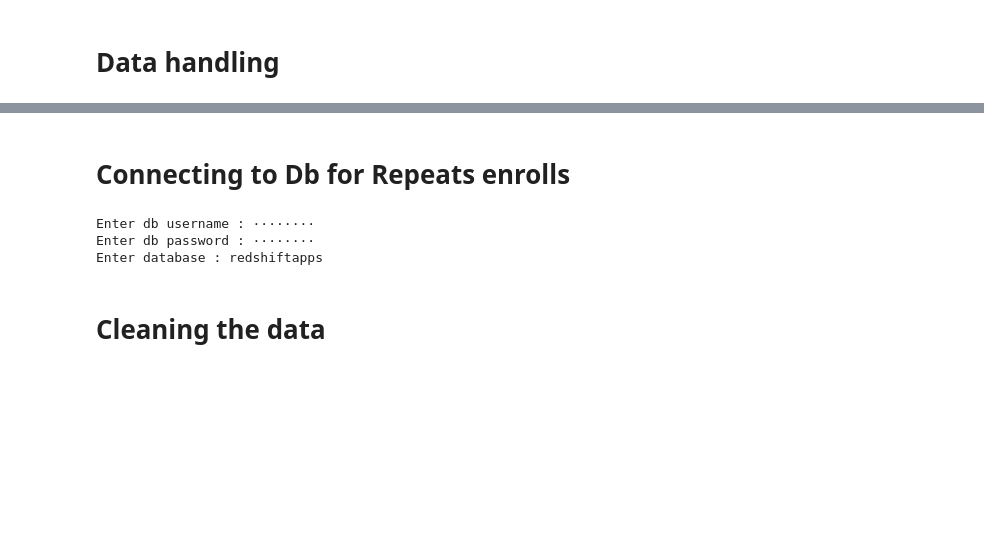
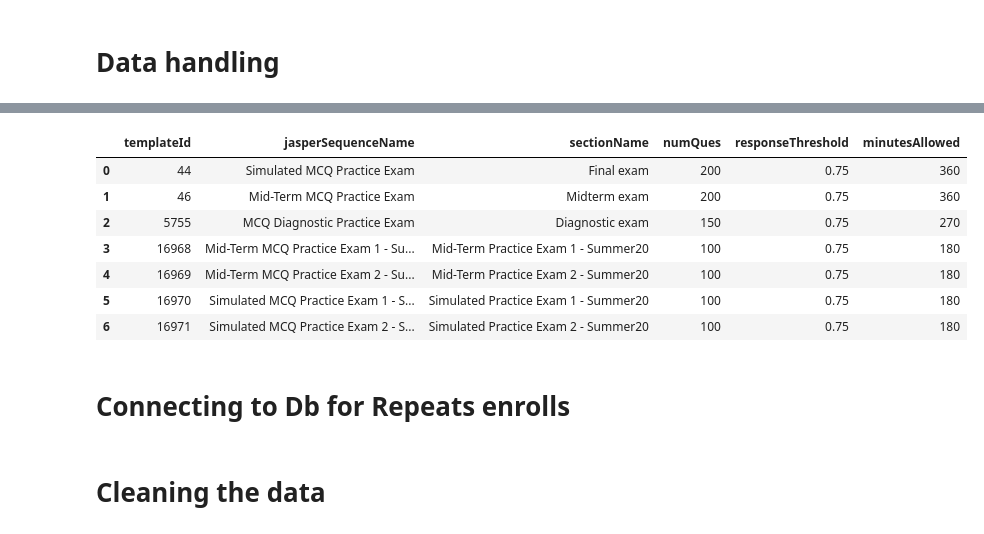
Before and after one commit to KaplanTestPrep/item_analysis_automation, a Jupyter notebook: data_cleaning/Python/Example.ipynb, the cells around one changed output, grey strips where cells are left out. Cells and saved outputs as stored; diff of their text form; code cells hidden in the pictures; blank space fills up the shorter version.

```diff
--- a/data_cleaning/Python/Example.ipynb
+++ b/data_cleaning/Python/Example.ipynb
@@ -242,7 +181,40 @@ test_map
+# %%
+test_map = pd.DataFrame()
+test_map['templateId'] = [44, 46, 5755, 16968, 16969, 16970, 16971]
+test_map['jasperSequenceName'] = ['Simulated MCQ Practice Exam',
+                                 'Mid-Term MCQ Practice Exam',
+                                 'MCQ Diagnostic Practice Exam',
+                                 'Mid-Term MCQ Practice Exam 1 - Summer20',
+                                 'Mid-Term MCQ Practice Exam 2 - Summer20',
+                                 'Simulated MCQ Practice Exam 1 - Summer20',
+                                 'Simulated MCQ Practice Exam 2 - Summer20']
+
+test_map['sectionName'] = ['Final exam', 'Midterm exam', 'Diagnostic exam',
+                          'Mid-Term Practice Exam 1 - Summer20', 'Mid-Term Practice Exam 2 - Summer20',
+                          'Simulated Practice Exam 1 - Summer20',
+                          'Simulated Practice Exam 2 - Summer20']
+
+test_map['numQues'] = [200, 200, 150, 100, 100, 100, 100]
+test_map['responseThreshold'] = 0.75
+test_map['minutesAllowed'] = [360, 360, 270, 180, 180, 180, 180]
+
+test_map
+# %% [output]
+|  | templateId | jasperSequenceName | sectionName | numQues | responseThreshold | minutesAllowed |
+| 0 | 44 | Simulated MCQ Practice Exam | Final exam | 200 | 0.75 | 360 |
+| 1 | 46 | Mid-Term MCQ Practice Exam | Midterm exam | 200 | 0.75 | 360 |
+| 2 | 5755 | MCQ Diagnostic Practice Exam | Diagnostic exam | 150 | 0.75 | 270 |
+| 3 | 16968 | Mid-Term MCQ Practice Exam 1 - Su... | Mid-Term Practice Exam 1 - Summer20 | 100 | 0.75 | 180 |
+| 4 | 16969 | Mid-Term MCQ Practice Exam 2 - Su... | Mid-Term Practice Exam 2 - Summer20 | 100 | 0.75 | 180 |
+| 5 | 16970 | Simulated MCQ Practice Exam 1 - S... | Simulated Practice Exam 1 - Summer20 | 100 | 0.75 | 180 |
+| 6 | 16971 | Simulated MCQ Practice Exam 2 - S... | Simulated Practice Exam 2 - Summer20 | 100 | 0.75 | 180 |
 # %% [markdown]
 # Connecting to Db for Repeats enrolls
 # %%
-engine = db_con()
+try:
+    engine
+except:
+    engine = db_con()
 
 query_frt = """select
     distinct ph.id kbsenrollmentid
@@ -279,7 +251,7 @@ from
     join bi_reporting.vw_product_detail prd on ph.product_id = prd.product_id
 where
     ph.initial_delta_k_txn_code in ('404', '405', '406');
-    --and ph.created_on >= '2020-01-01';
+    --and ph.created_on >= '2018-01-01';
 """
 
 try:
@@ -287,10 +259,6 @@ try:
 except:
     repeaters = pd.read_sql(sql = query_hsg_repeat, con = engine)
     repeaters['kbsenrollmentid'] = repeaters['kbsenrollmentid'].astype('str')
-# %% [output]
-Enter db username : ········
-Enter db password : ········
-Enter database : redshiftapps
 # %% [markdown]
 # Cleaning the data
 # %%
```
Also changed, not shown: parts of 36 cells of this notebook.
